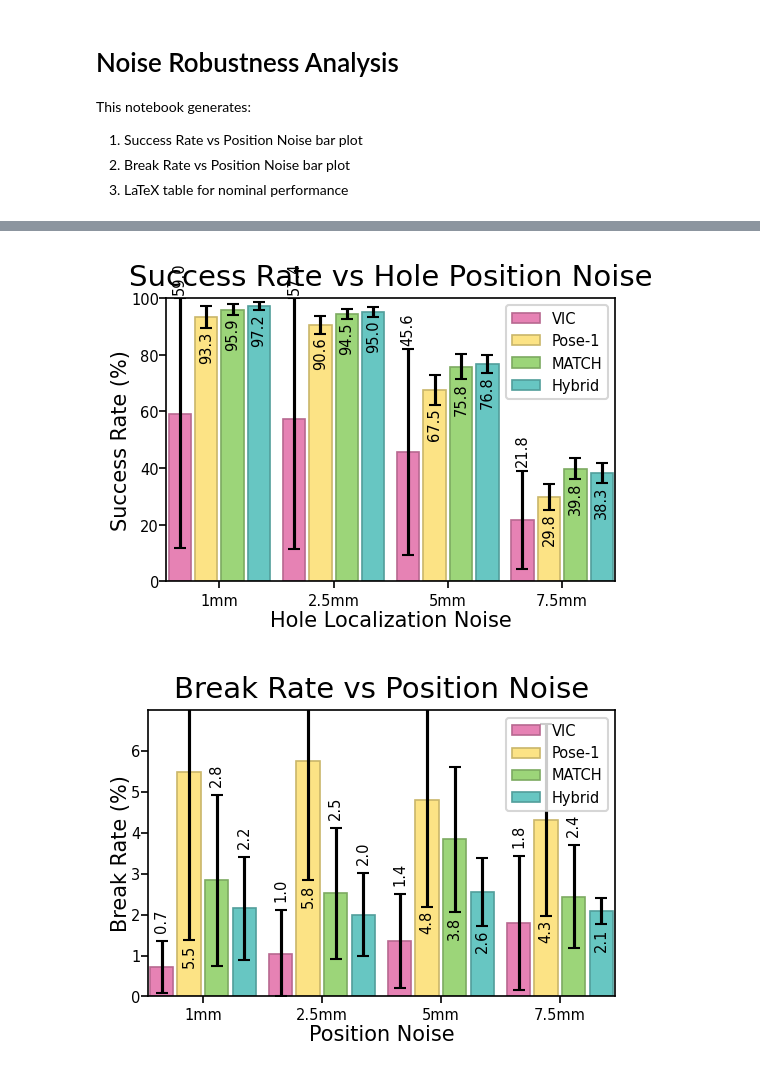
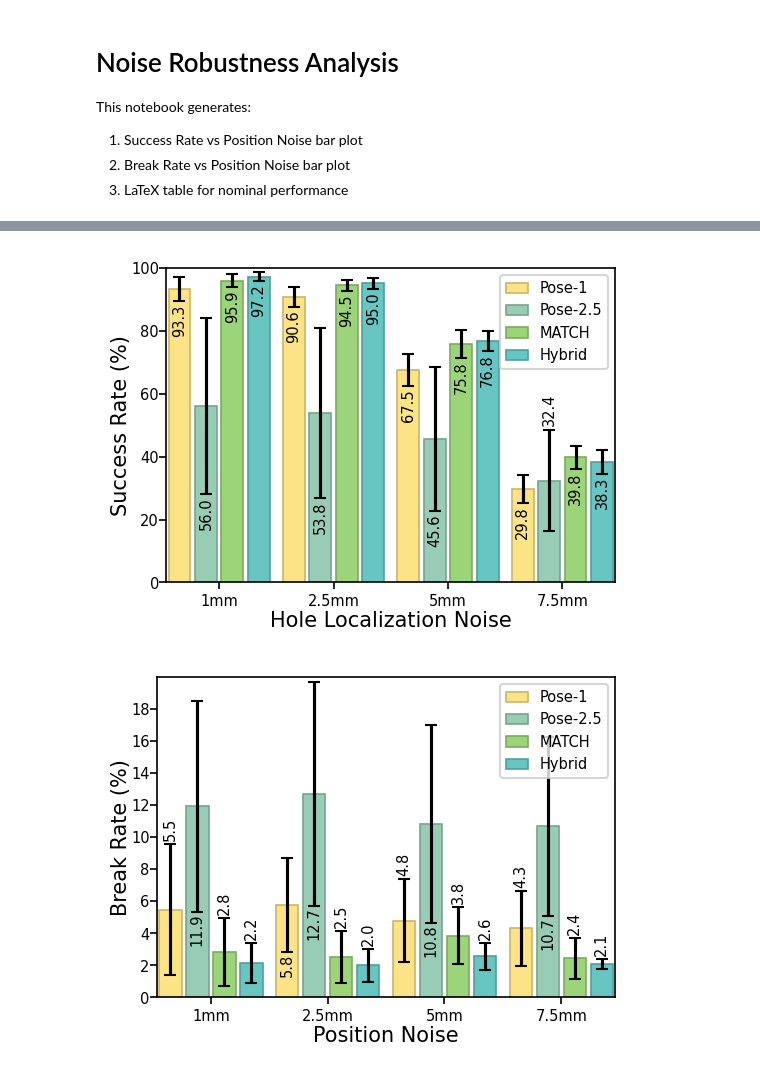
Before and after one commit to RoboNuke/Continuous_Force_RL, a Jupyter notebook: scripts/data_processing/noise_robustness_analysis.ipynb, the cells around one changed output, grey strips where cells are left out. Drawn from its saved outputs; the diff is of its cells as text; code cells hidden in the pictures.

```diff
--- a/scripts/data_processing/noise_robustness_analysis.ipynb
+++ b/scripts/data_processing/noise_robustness_analysis.ipynb
@@ -51,8 +51,9 @@ METHOD_TAGS = {
     #"MATCH": "MATCH_breakable_10N:2026-02-04_17:49",
     #"Hybrid": "basic-hybrid_breakable_f10N:2026-02-04_17:49",
 
-    "VIC":  "pose_vic_squashed_breakable_f10:2026-02-21_10:59",
+    #"VIC":  "pose_vic_squashed_breakable_f10:2026-02-21_10:59",
     "Pose-1": "pose_squashed_breakable_f10:2026-02-21_10:59",
+    "Pose-2.5":"pose_squashed_25mm_f10:2026-02-22_14:24",
     "MATCH": "MATCH_squashed_breakable_f10:2026-02-21_10:59",
     "Hybrid": "hybrid_squashed_breakable_f10:2026-02-21_10:59",
 }
@@ -183,39 +185,43 @@ from analysis_utils import (
 # %%
 # ============================================================
 # BLOCK 4: SUCCESS RATE VS POSITION NOISE
 # ============================================================
 
 fig, ax = plot_rate_figure(
     data=noise_data,
     method_names=list(METHOD_TAGS.keys()),
     level_labels=list(NOISE_LEVELS.keys()),
     level_col="noise_level",
     metric="success",
-    title="Success Rate vs Hole Position Noise",
+    #title="Success Rate vs Hole Position Noise",
     x_label="Hole Localization Noise",
     y_label="Success Rate (%)",
     y_lim=SUCCESS_Y_LIM,
     y_ticks=SUCCESS_Y_TICKS,
     error_type=ERROR_TYPE,
     filter_top_n=TOP_N_POLICIES,
     best_checkpoints=best_checkpoints_by_method,
     figsize= (3.5, 2.6),
 )
 plt.show()
 # %% [output]
-[figure, old version]
+[figure, new version]
 # %%
 # ============================================================
 # BLOCK 5: BREAK RATE VS POSITION NOISE
 # ============================================================
-
+BREAK_Y_LIM = [0,20]
+BREAK_Y_TICKS = []
+for x in range(BREAK_Y_LIM[-1]):
+    if x%2==0:
+        BREAK_Y_TICKS.append(x)
 fig, ax = plot_rate_figure(
     data=noise_data,
     method_names=list(METHOD_TAGS.keys()),
     level_labels=list(NOISE_LEVELS.keys()),
     level_col="noise_level",
     metric="breaks",
-    title="Break Rate vs Position Noise",
+    #title="Break Rate vs Position Noise",
     x_label="Position Noise",
     y_label="Break Rate (%)",
     y_lim=BREAK_Y_LIM,
@@ -226,7 +232,7 @@ fig, ax = plot_rate_figure(
 )
 plt.show()
 # %% [output]
-[figure, old version]
+[figure, new version]
 # %%
 # ============================================================
 # BLOCK 6: LATEX TABLE - NOMINAL PERFORMANCE
```
Also changed, not shown: parts of 5 cells of this notebook, 11 other files.
